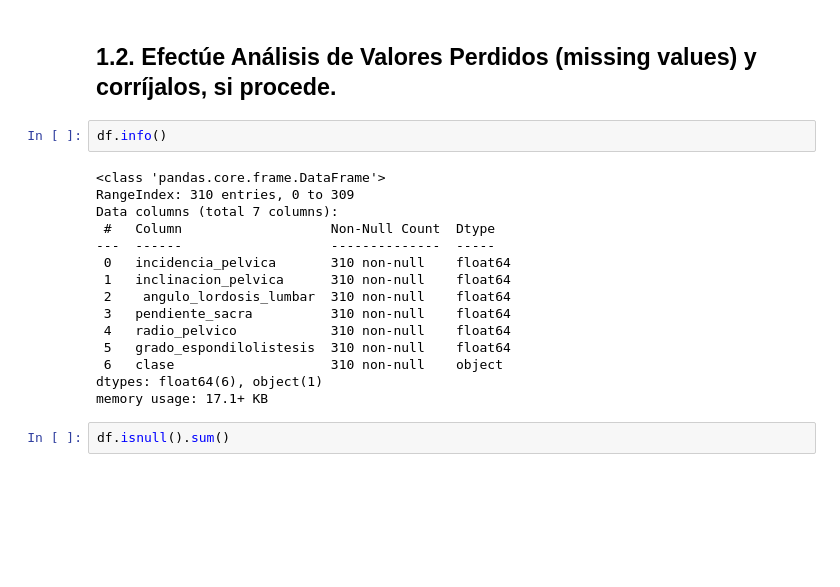
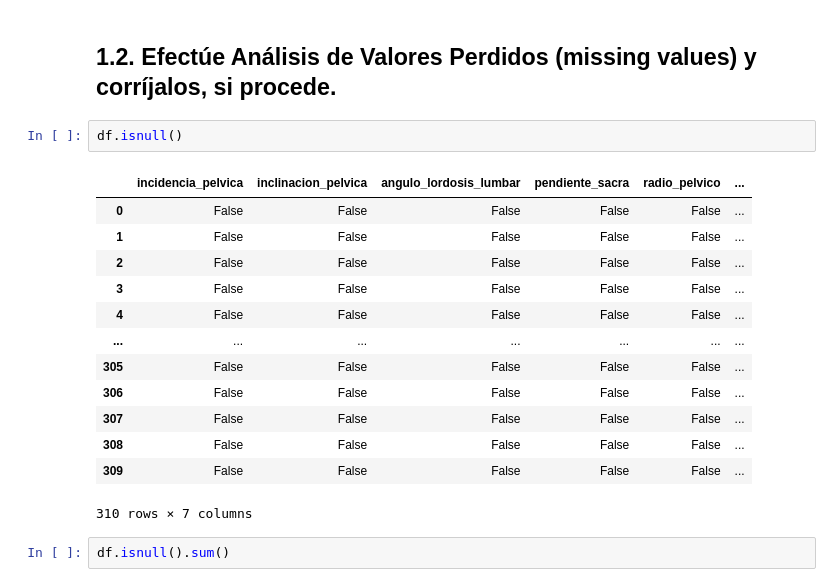
Before and after one commit to notGabo/ET_MachineLearning, a Jupyter notebook: et_ml.ipynb, the cells around one changed output. Cells and saved outputs as stored; diff of their text form; blank space fills up the shorter version.

```diff
--- a/et_ml.ipynb
+++ b/et_ml.ipynb
@@ -58,22 +86,21 @@ Name: count, dtype: int64
 # %% [markdown]
 ## 1.2. Efectúe Análisis de Valores Perdidos (missing values) y corríjalos, si procede.
 # %%
-df.info()
+df.isnull()
 # %% [output]
+|  | incidencia_pelvica | inclinacion_pelvica | angulo_lordosis_lumbar | pendiente_sacra | radio_pelvico | ... |
+| 0 | False | False | False | False | False | ... |
+| 1 | False | False | False | False | False | ... |
+| 2 | False | False | False | False | False | ... |
+| 3 | False | False | False | False | False | ... |
+| 4 | False | False | False | False | False | ... |
+| ... | ... | ... | ... | ... | ... | ... |
+| 305 | False | False | False | False | False | ... |
+| 306 | False | False | False | False | False | ... |
+| 307 | False | False | False | False | False | ... |
+| 308 | False | False | False | False | False | ... |
+| 309 | False | False | False | False | False | ... |
-<class 'pandas.core.frame.DataFrame'>
-RangeIndex: 310 entries, 0 to 309
-Data columns (total 7 columns):
- #   Column                   Non-Null Count  Dtype
----  ------                   --------------  -----
- 0   incidencia_pelvica       310 non-null    float64
- 1   inclinacion_pelvica      310 non-null    float64
- 2    angulo_lordosis_lumbar  310 non-null    float64
- 3   pendiente_sacra          310 non-null    float64
- 4   radio_pelvico            310 non-null    float64
- 5   grado_espondilolistesis  310 non-null    float64
- 6   clase                    310 non-null    object
-dtypes: float64(6), object(1)
-memory usage: 17.1+ KB
+310 rows × 7 columns
 # %%
 df.isnull().sum()
 # %% [output]
```
Also changed, not shown: parts of 11 cells of this notebook, 1 other file.
